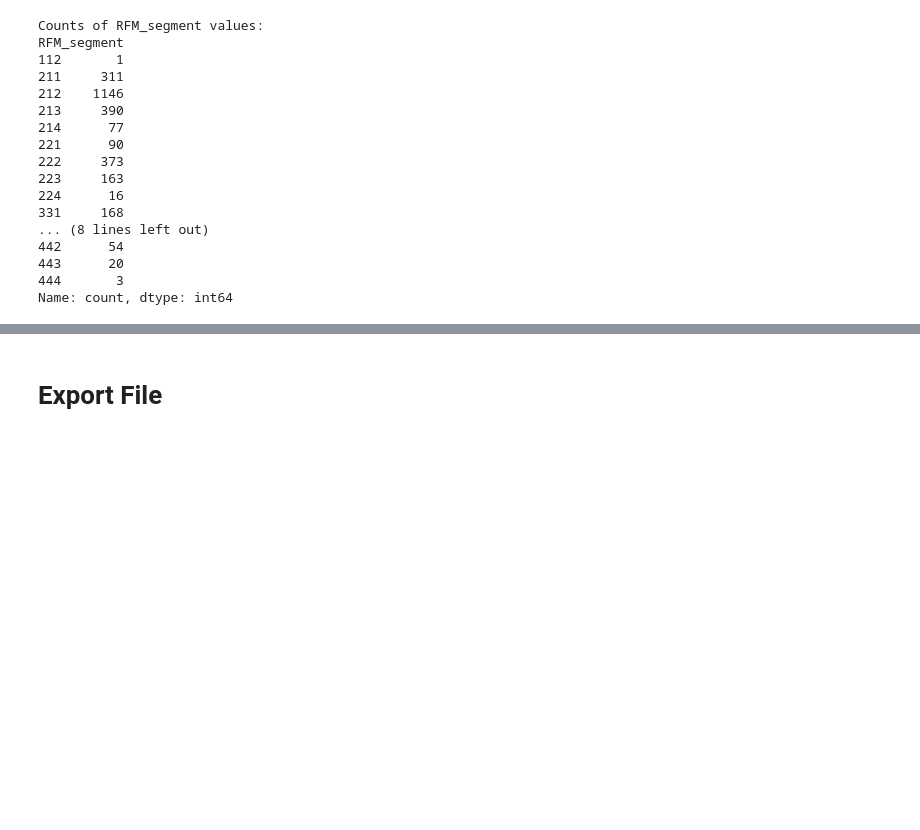
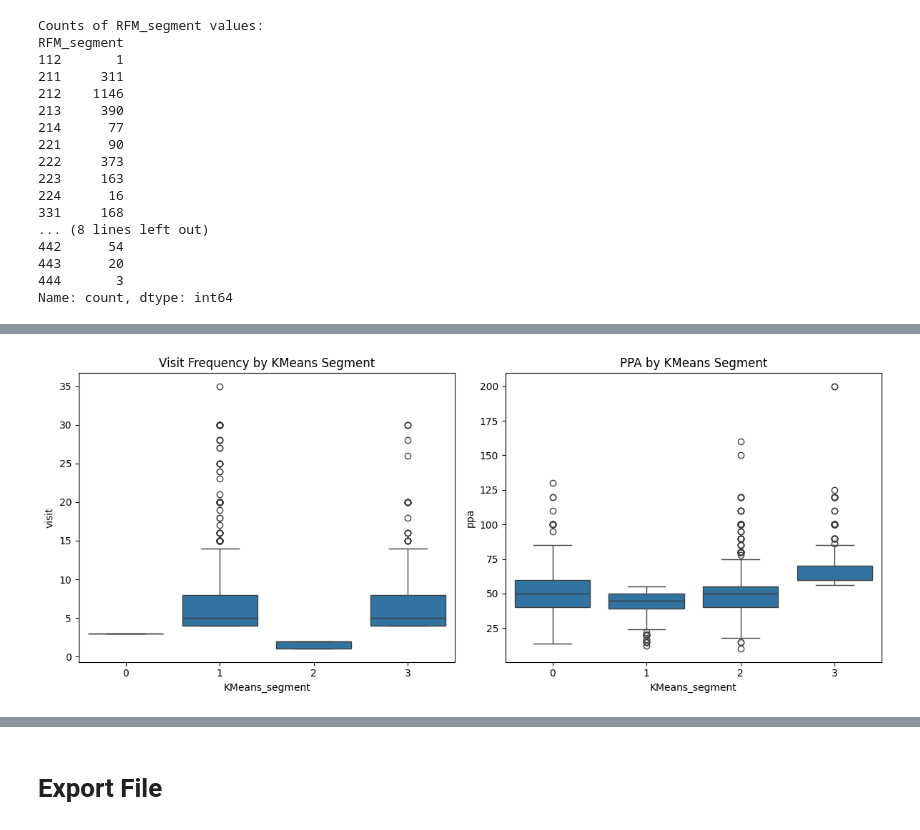
Before and after one commit to Truong2003-tqd/Highlands-Customer-Analysis, a Jupyter notebook: Preprocessing Notebook/preprocessing.ipynb, the cells around one changed output, grey strips where cells are left out. Saved outputs shown, nothing was run; the diff lists cells and outputs as text; code cells hidden in the pictures; blank space fills up the shorter version.

```diff
--- a/Preprocessing Notebook/preprocessing.ipynb
+++ b/Preprocessing Notebook/preprocessing.ipynb
@@ -2330,2 +2320,13 @@ KMeans_segment
+# %%
+# Boxplot of visit and ppa by KMeans_segment
+fig, axes = plt.subplots(1, 2, figsize=(12, 5))
+sns.boxplot(x='KMeans_segment', y='visit', data=segmentation_df, ax=axes[0])
+axes[0].set_title('Visit Frequency by KMeans Segment')
+sns.boxplot(x='KMeans_segment', y='ppa', data=segmentation_df, ax=axes[1])
+axes[1].set_title('PPA by KMeans Segment')
+plt.tight_layout()
+plt.show()
+# %% [output]
+[figure, added]
 # %%
 # Scatter plot of visit and ppa colored by KMeans_segment
```
Also changed, not shown: parts of 10 cells of this notebook, 8 other files.
